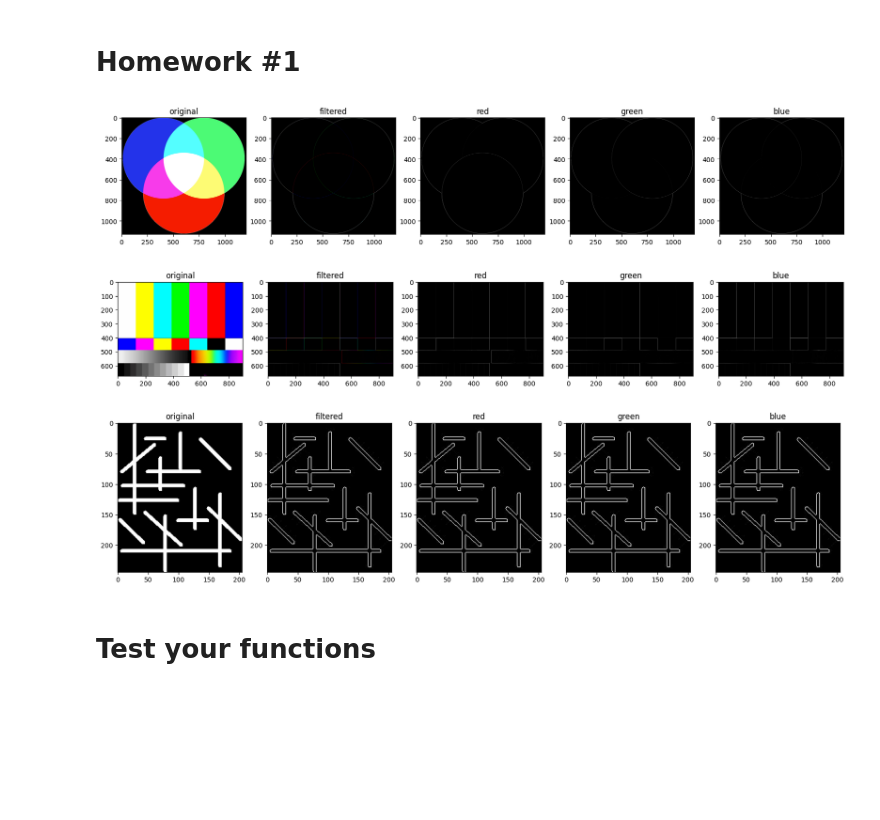
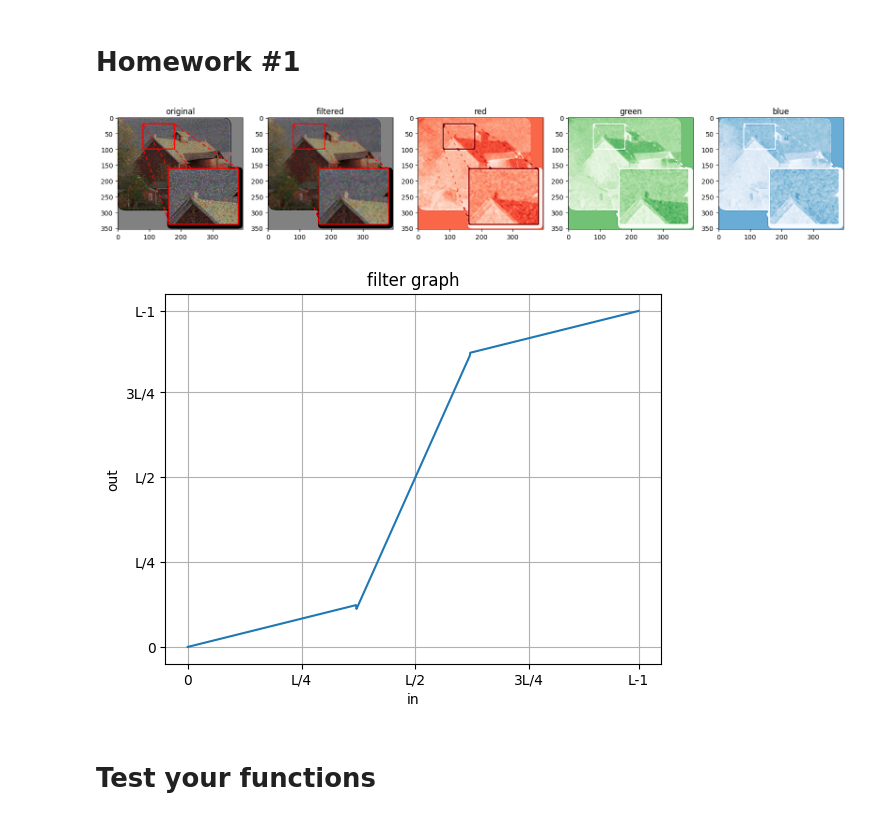
Before and after one commit to jirayuwat12/2110431-Intro-Digital-Imaging, a Jupyter notebook: Homework 1/homework1.ipynb, the cells around one changed output. Drawn from its saved outputs; the diff is of its cells as text; code cells hidden in the pictures; blank space fills up the shorter version.

Commit message:
add week 4 and homework1

```diff
--- a/Homework 1/homework1.ipynb
+++ b/Homework 1/homework1.ipynb
@@ -39,72 +39,78 @@ def homework1_1(image_grayscale):
     return filtered_image
 
 
-def homework1_2(rgbimage):
+def homework1_2(rgbimage,
+                medianBlurSize = 7):
     # input -> rgbimage - type -> np.ndarray, size of - (height, width, 3)
     # output -> filtered_image - type -> np.ndarray, size of - (height, width, 3)
 
     # TO DO - Design your own filter
-    filtered_image = np.ones((rgbimage.shape),dtype=np.uint8)
+    filtered_image = np.array(rgbimage)
 
     CHANNELS, SIZE = rgbimage.shape[2], rgbimage.shape[:2]
 
     KERNEL_SIZE = 3
     KERNEL_SHAPPEN = np.zeros((KERNEL_SIZE, KERNEL_SIZE, 3), dtype=np.float32)
-    KERNEL_SHAPPEN[KERNEL_SIZE//2, KERNEL_SIZE//2, :] = 4
+    KERNEL_SHAPPEN[KERNEL_SIZE//2, KERNEL_SIZE//2, :] = 5
     KERNEL_SHAPPEN[0, KERNEL_SIZE//2, :] = -1
     KERNEL_SHAPPEN[KERNEL_SIZE-1, KERNEL_SIZE//2, :] = -1
     KERNEL_SHAPPEN[KERNEL_SIZE//2, KERNEL_SIZE-1, :] = -1
     KERNEL_SHAPPEN[KERNEL_SIZE//2, 0, :] = -1
 
-    KERNEL_BLUR = np.ones((KERNEL_SIZE, KERNEL_SIZE, 3), dtype=np.float32) / 9
-
-    KERNEL = KERNEL_SHAPPEN
     # apply filter 3D
-
+    # blur
     for c in range(CHANNELS):
-        filtered_image[:, :, c] = cv2.filter2D(rgbimage[:, :, c], -1, KERNEL[:, :, c])
+        # filtered_image[:, :, c] = cv2.filter2D(filtered_image[:, :, c], -1, KERNEL_BLUR[:, :, c])
+        filtered_image[:, :, c] = cv2.medianBlur(filtered_image[:, :, c], ksize=medianBlurSize)
+    # shappen
+    for c in range(CHANNELS):
+        filtered_image[:, :, c] = cv2.filter2D(filtered_image[:, :, c], -1, KERNEL_SHAPPEN[:, :, c])
 
     return filtered_image
 
 
 
 def plot_kernel_result(mock_img):
     plt.figure(figsize=(20,20))
     plt.subplot(1,5,1)
     plt.title('original')
     plt.imshow(mock_img)
     plt.subplot(1,5,2)
     plt.title('filtered')
     plt.imshow(homework1_2(mock_img))
     plt.subplot(1,5,3)
     plt.title('red')
-    plt.imshow(homework1_2(mock_img)[:, :, 0], cmap = 'gray')
+    plt.imshow(homework1_2(mock_img)[:, :, 0], cmap = 'Reds')
     plt.subplot(1,5,4)
     plt.title('green')
-    plt.imshow(homework1_2(mock_img)[:, :, 1], cmap = 'gray')
+    plt.imshow(homework1_2(mock_img)[:, :, 1], cmap = 'Greens')
     plt.subplot(1,5,5)
     plt.title('blue')
-    plt.imshow(homework1_2(mock_img)[:, :, 2], cmap = 'gray')
+    plt.imshow(homework1_2(mock_img)[:, :, 2], cmap = 'Blues')
     plt.show()
 
-mock_img = cv2.imread('../week 2/rgb2.png')[:, :, ::-1]
-plot_kernel_result(mock_img)
-mock_img2 = cv2.imread('../assets/calibration.jpg')[:, :, ::-1]
-plot_kernel_result(mock_img2)
-mock_img3 = cv2.imread('../assets/line.jpeg')[:, :, ::-1]
-plot_kernel_result(mock_img3)
+# mock_img = cv2.imread('../week 2/rgb2.png')[:, :, ::-1]
+# plot_kernel_result(mock_img)
+# mock_img2 = cv2.imread('../assets/calibration.jpg')[:, :, ::-1]
+# plot_kernel_result(mock_img2)
+# mock_img3 = cv2.imread('../assets/line.jpeg')[:, :, ::-1]
+# plot_kernel_result(mock_img3)
+mock_img4 = cv2.imread('./Effect-of-demosaicing-on-low-light-noise-characteristics-a-RGB-image-with-spatially.png')[:, :, ::-1]
+plot_kernel_result(mock_img4)
 # %% [output]
-[figure, old version]
+[figure, new version]
-[figure, removed]
-[figure, removed]
 # %%
 r = np.linspace(0,99,1000)
 s = np.vectorize(filter_fn)(r,100)
 plt.title('filter graph')
 plt.plot(r, s)
+plt.xlabel('in')
+plt.ylabel('out')
 plt.xticks([0, 25, 50, 75, 99], ['0', 'L/4', 'L/2', '3L/4', 'L-1'])
 plt.yticks([0, 25, 50, 75, 99], ['0', 'L/4', 'L/2', '3L/4', 'L-1'])
 plt.grid()
+# %% [output]
+[figure, added]
 # %%
 # fill in  {___Fill____} below
 import cv2
```
Also changed, not shown: parts of 3 cells of this notebook, 9 other files.
